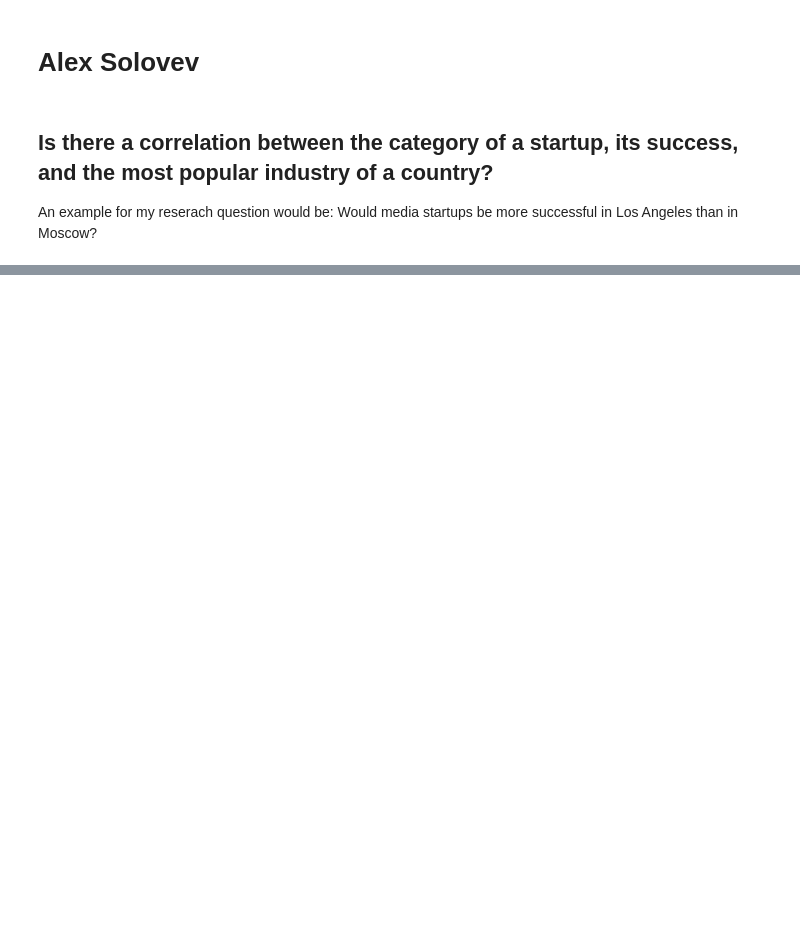
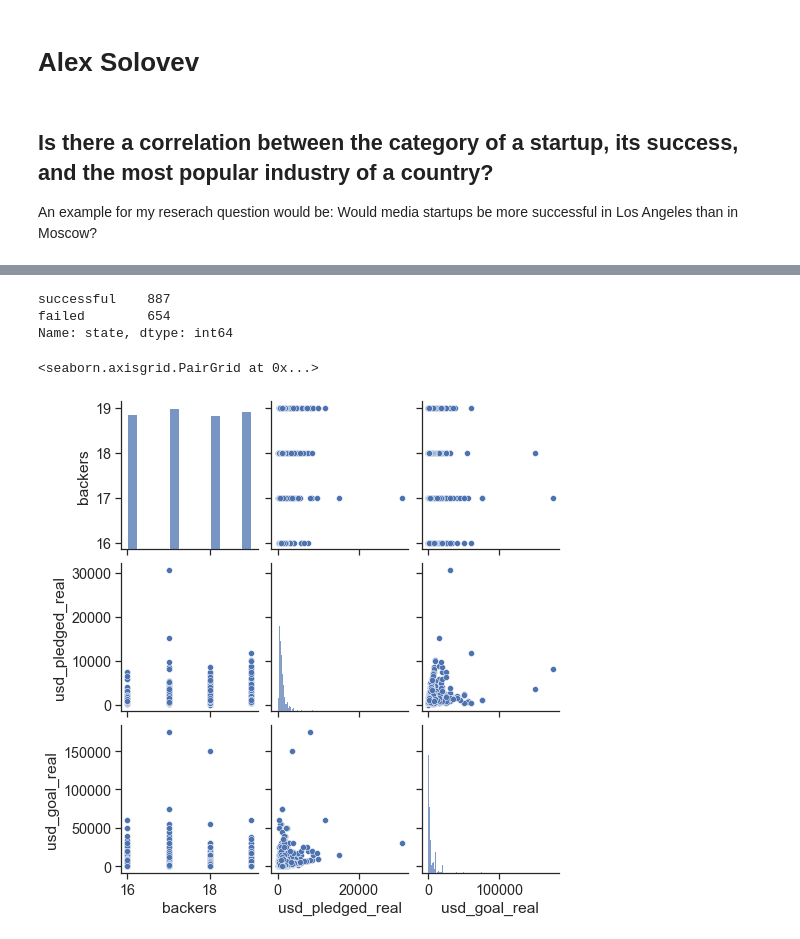
Before and after one commit to data301-2021-winter1/project-group07-project, a Jupyter notebook: notebooks/analysis1.ipynb, the cells around one changed output, grey strips where cells are left out. Drawn from its saved outputs; the diff is of its cells as text; code cells hidden in the pictures; blank space fills up the shorter version.

```diff
--- a/notebooks/analysis1.ipynb
+++ b/notebooks/analysis1.ipynb
@@ -26,0 +152,7 @@ startups
+# %%
+df_us_ind = df_short[df_short['country'].str.contains('US')]
+df_us_ind = df_us_ind[df_us_ind.main_category == 'Music']
+df_us_ind = df_us_ind[df_us_ind['state'].str.contains('canceled')==False]
+df_us_ind = df_us_ind[df_us_ind['state'].str.contains('live')==False]
+df_us_ind = df_us_ind[df_us_ind['state'].str.contains('suspended')==False]
+df_us_ind.head()
@@ -26,0 +166,11 @@ startups
+# %%
+df_us_ind['state'].value_counts()
+# %% [output]
+successful    887
+failed        654
+Name: state, dtype: int64
+# %%
+sns.pairplot(df_us_ind)
+# %% [output]
+<seaborn.axisgrid.PairGrid at 0x...>
+[figure, added]
```
Also changed, not shown: parts of 51 cells of this notebook, 4 other files.
